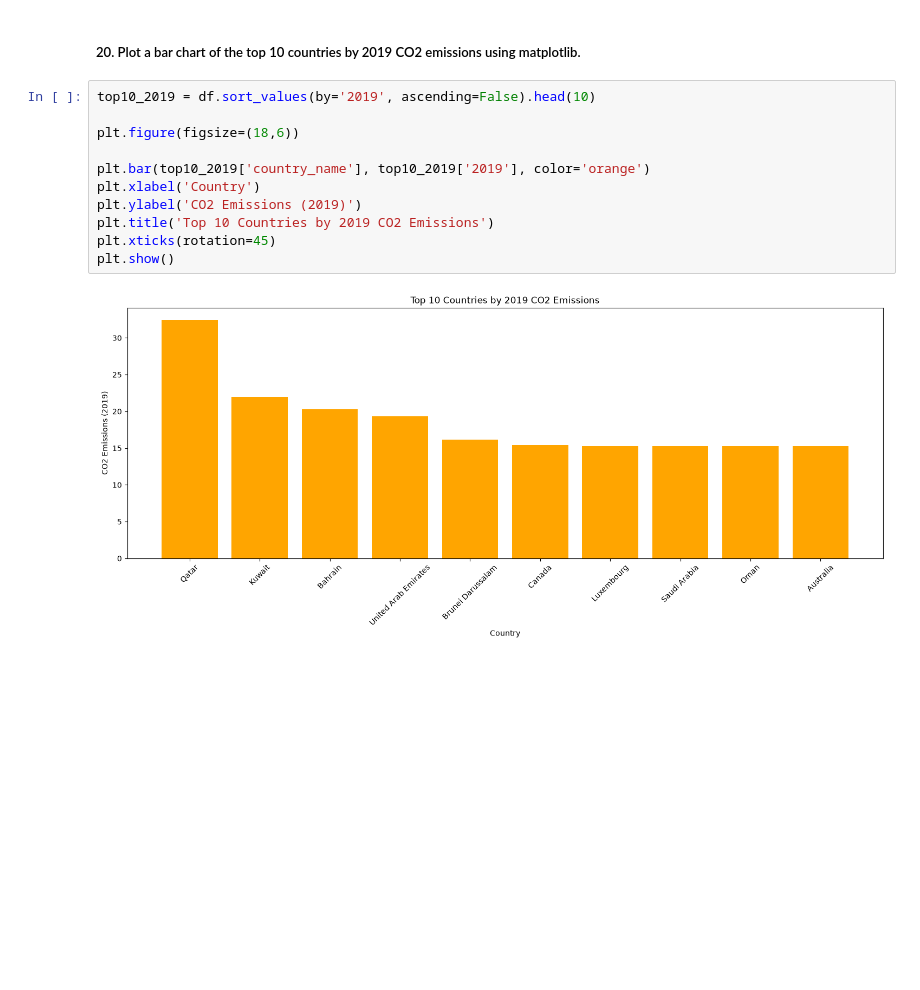
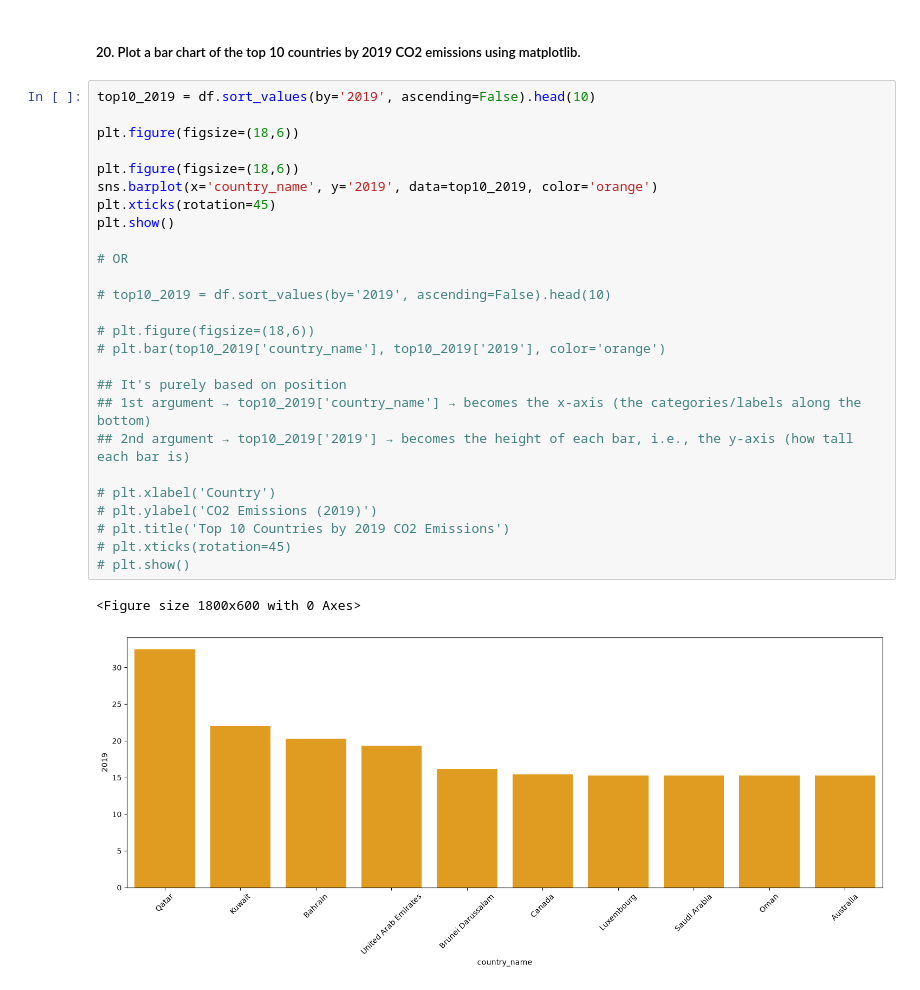
Before and after one commit to shiva3994/Projects, a Jupyter notebook: Python/P_CO2_emission.ipynb, the cells around one changed output. Saved outputs shown, nothing was run; the diff lists cells and outputs as text; blank space fills up the shorter version.

```diff
--- a/Python/P_CO2_emission.ipynb
+++ b/Python/P_CO2_emission.ipynb
@@ -451,13 +451,29 @@ df[df['2019'].notna()]
 # %%
 top10_2019 = df.sort_values(by='2019', ascending=False).head(10)
 
 plt.figure(figsize=(18,6))
 
-plt.bar(top10_2019['country_name'], top10_2019['2019'], color='orange')
-plt.xlabel('Country')
-plt.ylabel('CO2 Emissions (2019)')
-plt.title('Top 10 Countries by 2019 CO2 Emissions')
+plt.figure(figsize=(18,6))
+sns.barplot(x='country_name', y='2019', data=top10_2019, color='orange')
 plt.xticks(rotation=45)
 plt.show()
+
+# OR
+
+# top10_2019 = df.sort_values(by='2019', ascending=False).head(10)
+
+# plt.figure(figsize=(18,6))
+# plt.bar(top10_2019['country_name'], top10_2019['2019'], color='orange')
+
+## It's purely based on position
+## 1st argument → top10_2019['country_name'] → becomes the x-axis (the categories/labels along the bottom)
+## 2nd argument → top10_2019['2019'] → becomes the height of each bar, i.e., the y-axis (how tall each bar is)
+
+# plt.xlabel('Country')
+# plt.ylabel('CO2 Emissions (2019)')
+# plt.title('Top 10 Countries by 2019 CO2 Emissions')
+# plt.xticks(rotation=45)
+# plt.show()
 # %% [output]
+<Figure size 1800x600 with 0 Axes>
-[figure, old version]
+[figure, new version]
```
